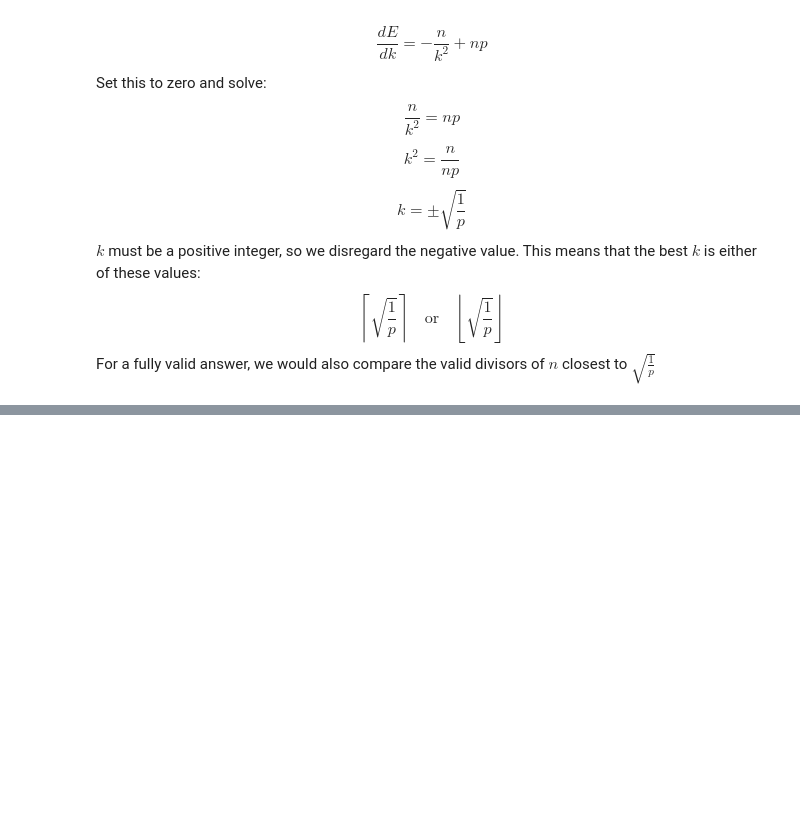
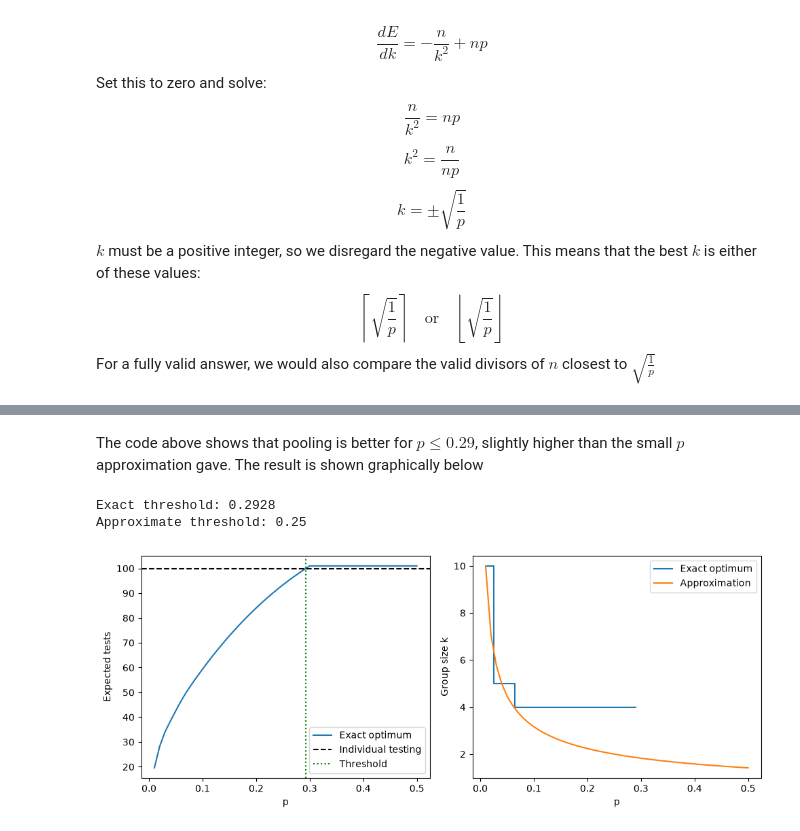
Before and after one commit to o2007/MVE137_Homework, a Jupyter notebook: HW1/hw1.ipynb, the cells around one changed output, grey strips where cells are left out. Drawn from its saved outputs; the diff is of its cells as text; code cells hidden in the pictures; blank space fills up the shorter version.

```diff
--- a/HW1/hw1.ipynb
+++ b/HW1/hw1.ipynb
@@ -246,14 +249,14 @@ for p in p_values:
     ideal_k = 0
     lowest_avg = float('inf')
 
-    for k in range(1, 100):
+    for k in range(1, 101):
 
         if n % k == 0:      # n/k must be an integer
 
-            expected_tests = n / k + n * (1 - (1 - p)**k)
+            expected = n / k + n * (1 - (1 - p)**k)
 
-            if expected_tests < lowest_avg:
-                lowest_avg = expected_tests
+            if expected < lowest_avg:
+                lowest_avg = expected
                 ideal_k = k
 
     print("p =", p)
@@ -364 +373,40 @@ Lowest average number of tests = 102.0
 Individual testing is better
+# %% [markdown]
+The code above shows that pooling is better for $p\leq0.29$, slightly higher than the small $p$ approximation gave. The result is shown graphically below
+# %%
+k_values = [k for k in range(1, 101) if n % k == 0]
+
+fine_p = np.arange(0.0001, 0.5, 0.0001)
+threshold = max(p for p in fine_p
+                if min(expected_tests(n, k, p) for k in k_values) < n)
+
+print("Exact threshold:", round(threshold, 4))
+print("Approximate threshold:", 0.25)
+
+pooling_better = np.array(lowest_avg_values) < n
+
+plt.figure(figsize=(10, 4))
+
+plt.subplot(1, 2, 1)
+plt.plot(p_values, lowest_avg_values, label="Exact optimum")
+plt.axhline(n, color="black", linestyle="--", label="Individual testing")
+plt.axvline(threshold, color="green", linestyle=":", label="Threshold")
+plt.xlabel("p")
+plt.ylabel("Expected tests")
+plt.legend()
+
+plt.subplot(1, 2, 2)
+plt.step(p_values[pooling_better],
+         np.array(ideal_k_values)[pooling_better],
+         where="mid", label="Exact optimum")
+plt.plot(p_values, 1 / np.sqrt(p_values), label="Approximation")
+plt.xlabel("p")
+plt.ylabel("Group size k")
+plt.legend()
+
+plt.tight_layout()
+plt.show()
+# %% [output]
+Exact threshold: 0.2928
+Approximate threshold: 0.25
+[figure, added]
```
Also changed, not shown: parts of 9 cells of this notebook, 1 other file.
